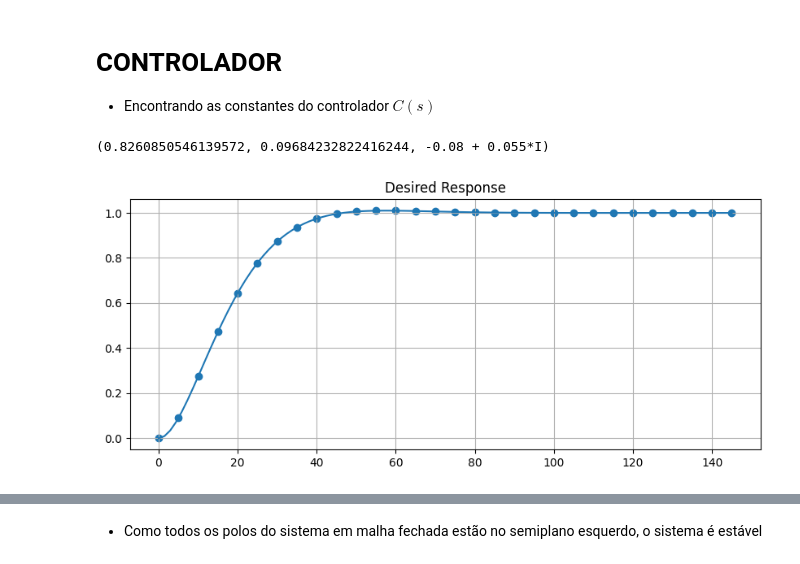
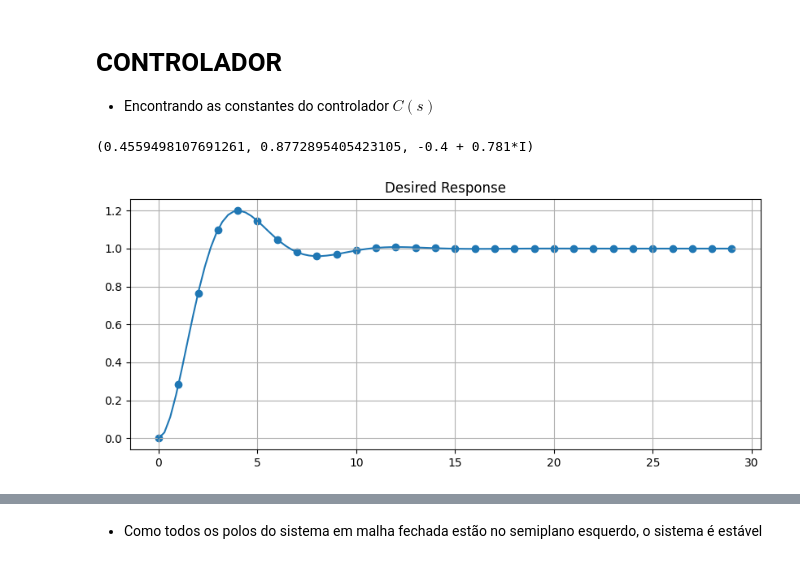
Before and after one commit to KlaussMarchi/PyTrole, a Jupyter notebook: Projects/BallAndPlate/CONTROL/CURVE_FIT.ipynb, the cells around one changed output, grey strips where cells are left out. Saved outputs shown, nothing was run; the diff lists cells and outputs as text; code cells hidden in the pictures.

```diff
--- a/Projects/BallAndPlate/CONTROL/CURVE_FIT.ipynb
+++ b/Projects/BallAndPlate/CONTROL/CURVE_FIT.ipynb
@@ -119,27 +119,27 @@ getAllInfo(time, response, show=False)
 # CONTROLADOR
 - Encontrando as constantes do controlador $C(s)$
 # %%
-Ts = 50
-UP = 0.01
-dt = 5
+Ts = 10
+UP = 0.2
+dt = 1
 tData = np.arange(0, Ts*3, dt)
 
 zeta = -np.log(UP)/np.sqrt(np.pi**2 + np.log(UP)**2)
 Wn = 4/(zeta*Ts)
 
 s_d = -zeta*Wn + Wn*np.sqrt(1-zeta**2)*sp.I
 s_d = roundSympyFunction(s_d, 3)
 G_desired = Wn**2/(s**2 + 2*zeta*Wn*s + Wn**2)
 
 time, response = ctl.step_response(G_desired, T=np.linspace(0, tData[-1], 100))
 tData, desired = ctl.step_response(G_desired, T=tData)
 
 plt.figure(figsize=(10, 4))
 plt.plot(time, response)
 plt.scatter(tData, desired)
 plt.title('Desired Response'), plt.grid()
 (zeta, Wn, s_d)
 # %% [output]
-(0.8260850546139572, 0.09684232822416244, -0.08 + 0.055*I)
+(0.4559498107691261, 0.8772895405423105, -0.4 + 0.781*I)
-[figure, old version]
+[figure, new version]
 # %%
```
Also changed, not shown: parts of 9 cells of this notebook, 30 other files.
